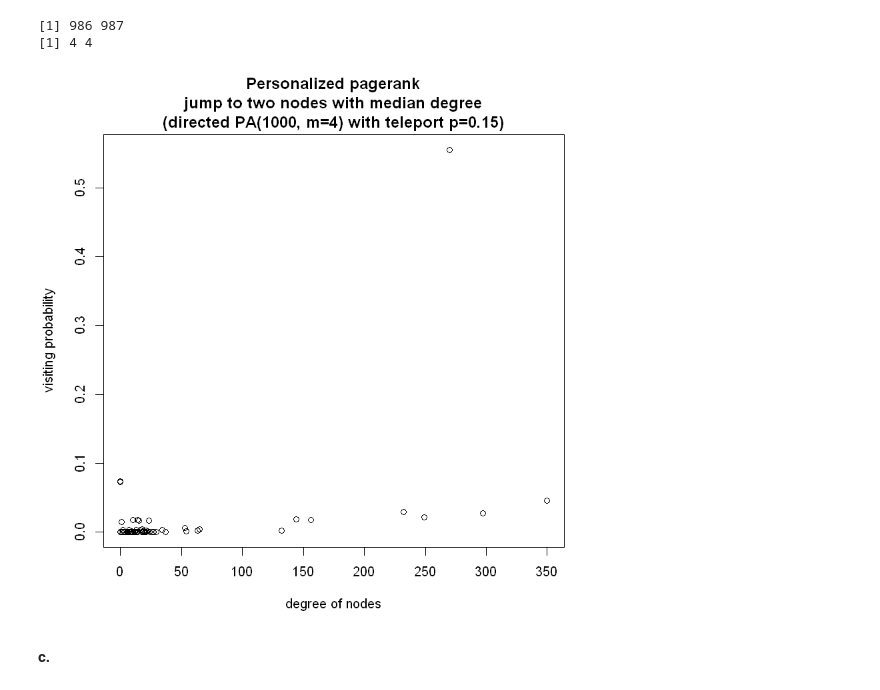
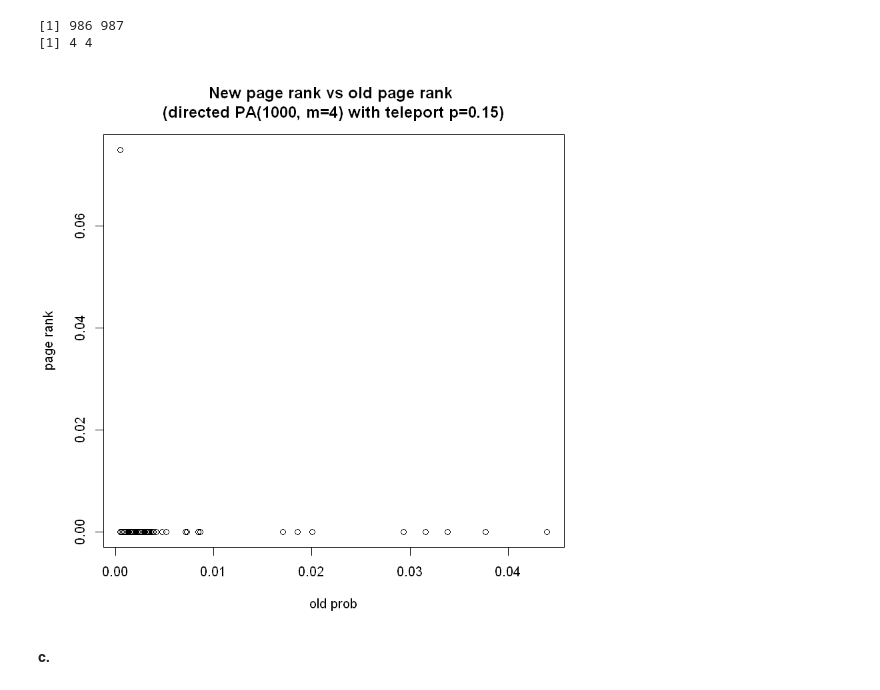
Before and after one commit to popo0293/232-P1, a Jupyter notebook: Part2-3,4.ipynb, the cells around one changed output. Saved outputs shown, nothing was run; the diff lists cells and outputs as text; code cells hidden in the pictures.

```diff
--- a/Part2-3,4.ipynb
+++ b/Part2-3,4.ipynb
@@ -65,19 +65,14 @@ plot(degree(g7, mode='in'), record/num_steps/100, main="visit probability vs deg
 # %%
 record = rep(0, vcount(g7))
 alpha = 0.15
-pagerank = degree(g7)
-pageprob = pagerank/sum(pagerank)
+tm7_2 = tm7*(1-alpha) + 0.15*diag(vcount(g7))
 
 for (vstart in sample(1:vcount(g7), 100)){
     v = vstart
     for(i in 1:num_steps){
         record[v] = record[v] + 1
-        if (runif(1,0,1) < alpha){
-            v = sample(1:vcount(g7), 1, prob = pageprob)
-        } else {
-            PMF = tm7[v, ]
-            v = sample(1:vcount(g7), 1, prob = PMF)
-        }
+        PMF = tm7_2[v, ]
+        v = sample(1:vcount(g7), 1, prob = PMF)
     }
 }
 # %%
@@ -91,26 +86,15 @@ two_med = order(pageprob)[500:501]
 # %% [output]
 [1] 986 987
 [1] 4 4
-# %%
-record = rep(0, vcount(g7))
-alpha = 0.15
-
-for (vstart in sample(1:vcount(g7), 100)){
-    v = vstart
-    for(i in 1:num_steps){
-        record[v] = record[v] + 1
-        if (runif(1,0,1) < alpha){
-            v = sample(two_med, 1, prob = c(0.5, 0.5))
-        } else {
-            PMF = tm7[v, ]
-            v = sample(1:vcount(g7), 1, prob = PMF)
-        }
-    }
-}
+# %%
+A = diag(vcount(g7))-(1-alpha)*tm7
+b = rep(0, vcount(g7))
+b[two_med] = 0.5*alpha
+pagerank = solve(A, b)
 # %%
-plot(degree(g7, mode='in'), record/num_steps/100,
-     main="Personalized pagerank\n jump to two nodes with median degree \n(directed PA(1000, m=4) with teleport p=0.15)", xlab="degree of nodes", ylab="visiting probability")
+plot(pageprob, pagerank,
+     main="New page rank vs old page rank \n(directed PA(1000, m=4) with teleport p=0.15)", xlab="old prob", ylab="page rank")
 # %% [output]
-[figure, old version]
+[figure, new version]
 # %% [markdown]
 **c.**
```
Also changed, not shown: parts of 6 cells of this notebook.
